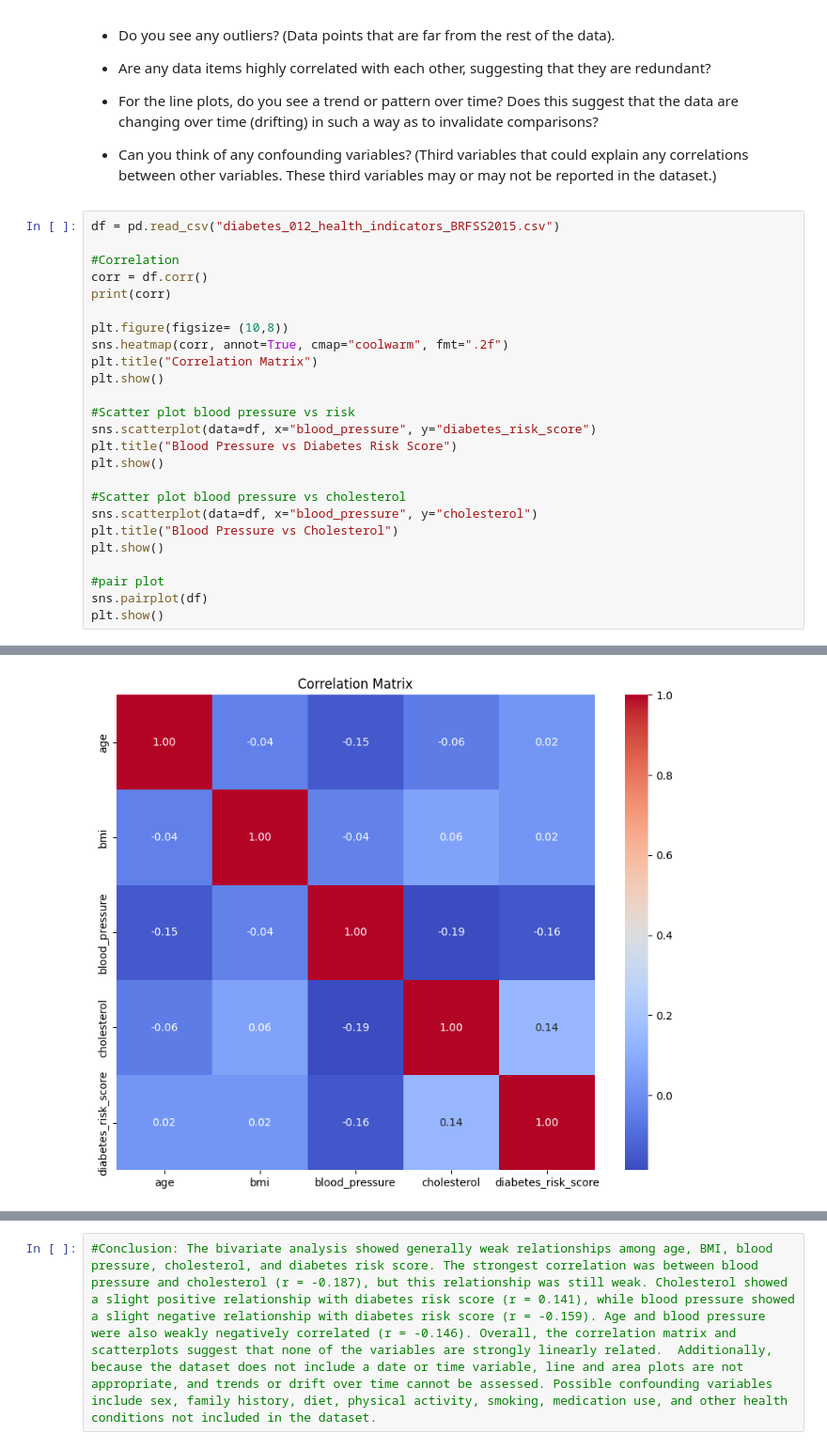
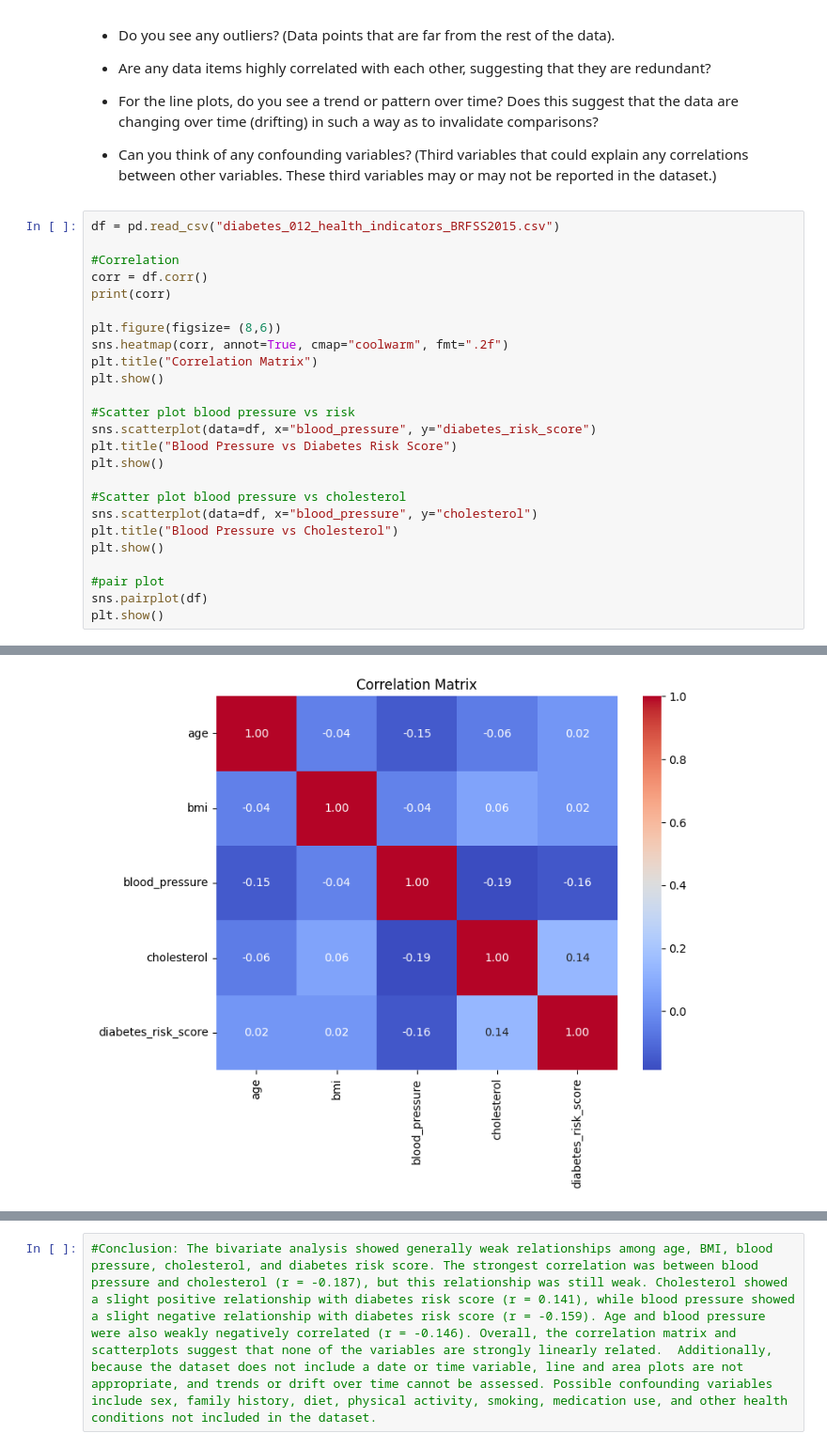
Before and after one commit to Ian123Ian595/Module-B-semester-2, a Jupyter notebook: Week6.ipynb, the cells around one changed output, grey strips where cells are left out. Shown at 94% size. Drawn from its saved outputs; the diff is of its cells as text.

```diff
--- a/Week6.ipynb
+++ b/Week6.ipynb
@@ -80,39 +80,39 @@ df = pd.read_csv("diabetes_012_health_indicators_BRFSS2015.csv")
 corr = df.corr()
 print(corr)
 
-plt.figure(figsize= (10,8))
+plt.figure(figsize= (8,6))
 sns.heatmap(corr, annot=True, cmap="coolwarm", fmt=".2f")
 plt.title("Correlation Matrix")
 plt.show()
 
 #Scatter plot blood pressure vs risk
 sns.scatterplot(data=df, x="blood_pressure", y="diabetes_risk_score")
 plt.title("Blood Pressure vs Diabetes Risk Score")
 plt.show()
 
 #Scatter plot blood pressure vs cholesterol
 sns.scatterplot(data=df, x="blood_pressure", y="cholesterol")
 plt.title("Blood Pressure vs Cholesterol")
 plt.show()
 
 #pair plot
 sns.pairplot(df)
 plt.show()
 # %% [output]
                           age       bmi  blood_pressure  cholesterol  \
 age                  1.000000 -0.039413       -0.145823    -0.056075
 bmi                 -0.039413  1.000000       -0.037166     0.063924
 blood_pressure      -0.145823 -0.037166        1.000000    -0.187027
 cholesterol         -0.056075  0.063924       -0.187027     1.000000
 diabetes_risk_score  0.024851  0.024664       -0.158997     0.140518
 
                      diabetes_risk_score
 age                             0.024851
 bmi                             0.024664
 blood_pressure                 -0.158997
 cholesterol                     0.140518
 diabetes_risk_score             1.000000
-[figure, old version]
+[figure, new version]
 [figure]
 [figure]
 [figure]
```
